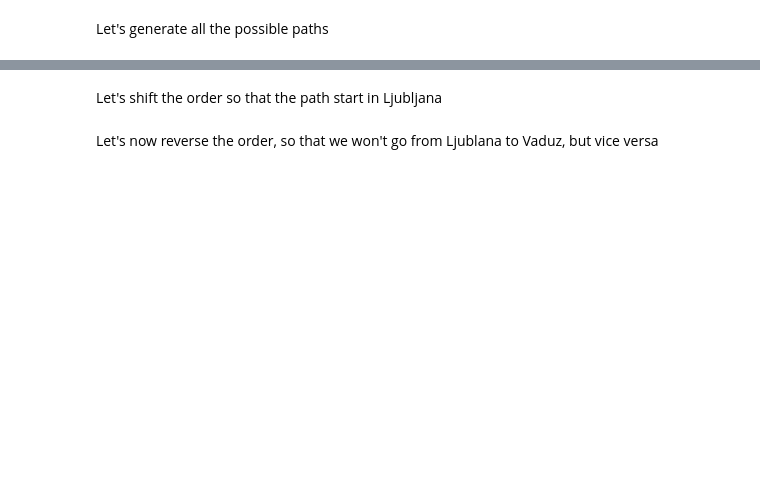
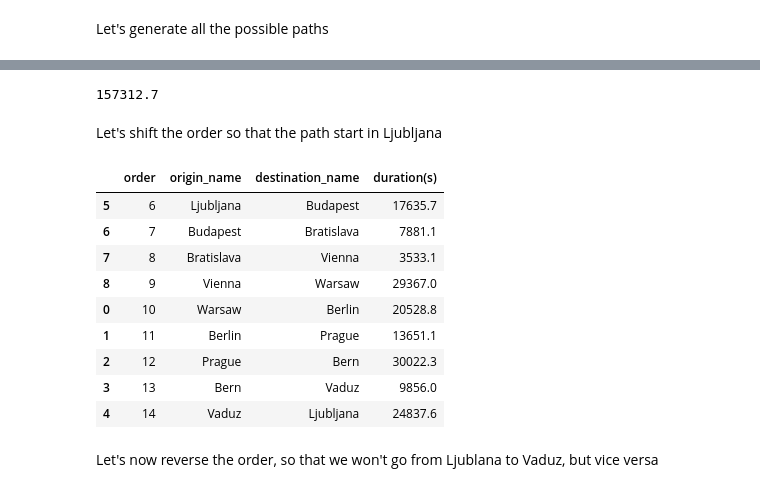
Before and after one commit to vaclavdekanovsky/data-analysis-in-examples, a Jupyter notebook: Maps/Driving Distance/Driving Distance between two places.ipynb, the cells around one changed output, grey strips where cells are left out. Drawn from its saved outputs; the diff is of its cells as text; code cells hidden in the pictures; blank space fills up the shorter version.

```diff
--- a/Maps/Driving Distance/Driving Distance between two places.ipynb
+++ b/Maps/Driving Distance/Driving Distance between two places.ipynb
@@ -295,5 +493,5 @@ math.factorial(length)/2
 # %% [markdown]
 Let's generate all the possible paths
 # %%
-perm = [l for l in itertools.permutations(l, 9)]
+perm = [l for l in itertools.permutations(range(9), 9)]
 len(perm)
@@ -347,9 +569,11 @@ def path_to_df(path, cities, distances_df):
     cities = cities.sort_values(by="order")
 
     cities["next_city"] = cities["capital"].shift(-1)
+    cities["prev_city"] = cities["capital"].shift(1)
 
     # the last connection is between the last city and the first one
     cities.loc[cities["order"] == max(cities["order"]), "next_city"] = cities.loc[cities["order"] == min(cities["order"]), "capital"].values[0]
+    cities.loc[cities["order"] == min(cities["order"]), "prev_city"] = cities.loc[cities["order"] == max(cities["order"]), "capital"].values[0]
 
     ordered_ce_cities = cities.merge(distances_df[["origin_name","destination_name","duration(s)"]], left_on=["capital","next_city"], right_on=["origin_name","destination_name"], how="left")
 
@@ -360,11 +595,24 @@ path_df.style.highlight_max(color = 'lightgreen', axis = 0, subset="duration(s)"
 # %%
 total_duration
+# %% [output]
+157312.7
 # %% [markdown]
 Let's shift the order so that the path start in Ljubljana
 # %%
 filter_cities_before_bern = path_df["order"] < path_df.loc[path_df["capital"]=="Ljubljana","order"].values[0]
 path_df.loc[filter_cities_before_bern, "order"] += path_df["order"].max()
-path_df.sort_values(by="order")
+path_df.sort_values(by="order")[["order", "origin_name", "destination_name", "duration(s)"]]
+# %% [output]
+|  | order | origin_name | destination_name | duration(s) |
+| 5 | 6 | Ljubljana | Budapest | 17635.7 |
+| 6 | 7 | Budapest | Bratislava | 7881.1 |
+| 7 | 8 | Bratislava | Vienna | 3533.1 |
+| 8 | 9 | Vienna | Warsaw | 29367.0 |
+| 0 | 10 | Warsaw | Berlin | 20528.8 |
+| 1 | 11 | Berlin | Prague | 13651.1 |
+| 2 | 12 | Prague | Bern | 30022.3 |
+| 3 | 13 | Bern | Vaduz | 9856.0 |
+| 4 | 14 | Vaduz | Ljubljana | 24837.6 |
 # %% [markdown]
 Let's now reverse the order, so that we won't go from Ljublana to Vaduz, but vice versa
 # %%
```
Also changed, not shown: parts of 48 cells of this notebook.
